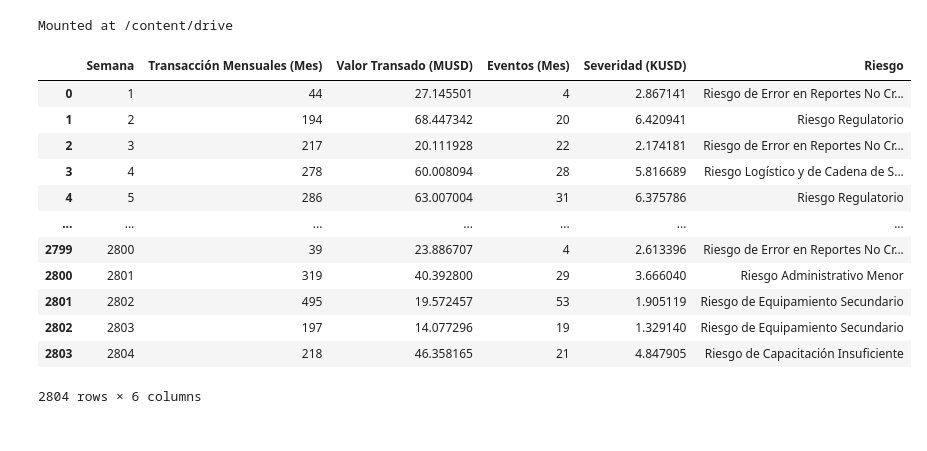
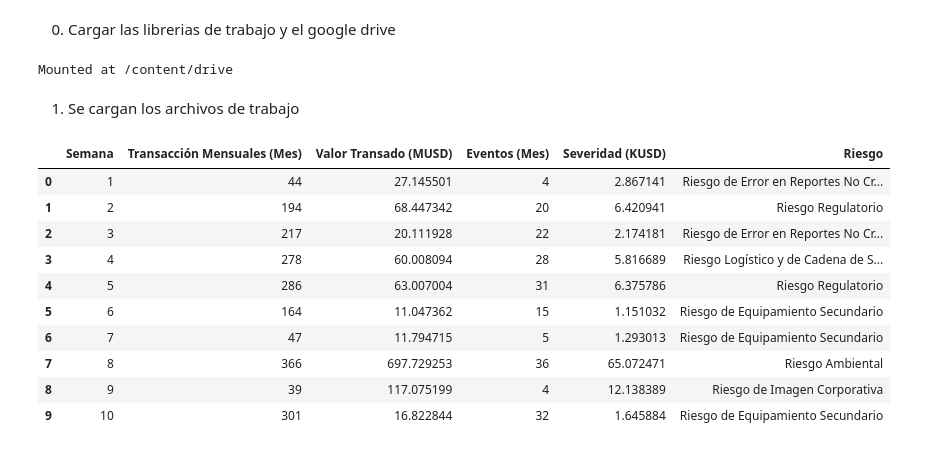
Before and after one commit to MiguelR0462/Integracion_de_Datos_y_Prospectiva, a Jupyter notebook: Clase_1_Caracterizacion_de_Variables.ipynb, the cells around one changed output. Cells and saved outputs as stored; diff of their text form; code cells hidden in the pictures.

```diff
--- a/Clase_1_Caracterizacion_de_Variables.ipynb
+++ b/Clase_1_Caracterizacion_de_Variables.ipynb
@@ -2,0 +13,2 @@
+# %% [markdown]
+0. Cargar las librerias de trabajo y el google drive
@@ -15,19 +27,19 @@ import matplotlib.pyplot as plt
+# %% [markdown]
+1. Se cargan los archivos de trabajo
 # %%
 # cargamos el archivo
-path = '/content/drive/MyDrive/Universidad/Semestre 8/Integracion de Datos y Prospectiva/Archivos/RO - Evergreen.xlsx'
-df = pd.read_excel(path)
-df
+nxl = '/content/drive/MyDrive/Universidad/Semestre 8/Integracion de Datos y Prospectiva/Archivos/RO - Evergreen.xlsx'
+XDB = pd.read_excel(nxl,sheet_name=0)
+XDB.head(10)
 # %% [output]
 |  | Semana | Transacción Mensuales (Mes) | Valor Transado (MUSD) | Eventos (Mes) | Severidad (KUSD) | Riesgo |
 | 0 | 1 | 44 | 27.145501 | 4 | 2.867141 | Riesgo de Error en Reportes No Cr... |
 | 1 | 2 | 194 | 68.447342 | 20 | 6.420941 | Riesgo Regulatorio |
 | 2 | 3 | 217 | 20.111928 | 22 | 2.174181 | Riesgo de Error en Reportes No Cr... |
 | 3 | 4 | 278 | 60.008094 | 28 | 5.816689 | Riesgo Logístico y de Cadena de S... |
 | 4 | 5 | 286 | 63.007004 | 31 | 6.375786 | Riesgo Regulatorio |
-| ... | ... | ... | ... | ... | ... | ... |
-| 2799 | 2800 | 39 | 23.886707 | 4 | 2.613396 | Riesgo de Error en Reportes No Cr... |
-| 2800 | 2801 | 319 | 40.392800 | 29 | 3.666040 | Riesgo Administrativo Menor |
-| 2801 | 2802 | 495 | 19.572457 | 53 | 1.905119 | Riesgo de Equipamiento Secundario |
-| 2802 | 2803 | 197 | 14.077296 | 19 | 1.329140 | Riesgo de Equipamiento Secundario |
-| 2803 | 2804 | 218 | 46.358165 | 21 | 4.847905 | Riesgo de Capacitación Insuficiente |
+| 5 | 6 | 164 | 11.047362 | 15 | 1.151032 | Riesgo de Equipamiento Secundario |
+| 6 | 7 | 47 | 11.794715 | 5 | 1.293013 | Riesgo de Equipamiento Secundario |
+| 7 | 8 | 366 | 697.729253 | 36 | 65.072471 | Riesgo Ambiental |
+| 8 | 9 | 39 | 117.075199 | 4 | 12.138389 | Riesgo de Imagen Corporativa |
+| 9 | 10 | 301 | 16.822844 | 32 | 1.645884 | Riesgo de Equipamiento Secundario |
-2804 rows × 6 columns
```
Also changed, not shown: parts of 4 cells of this notebook.
